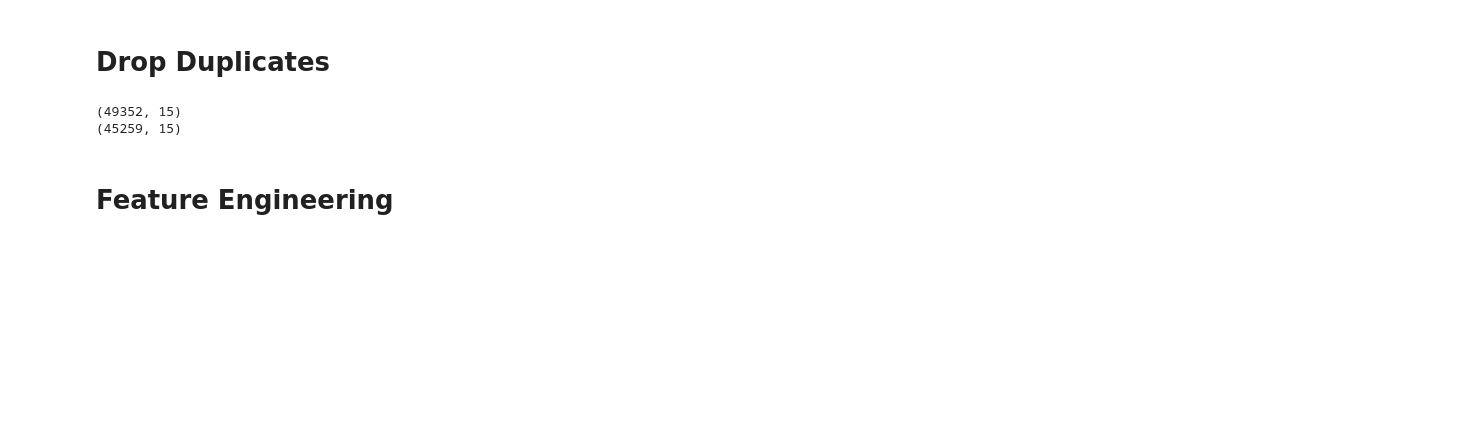
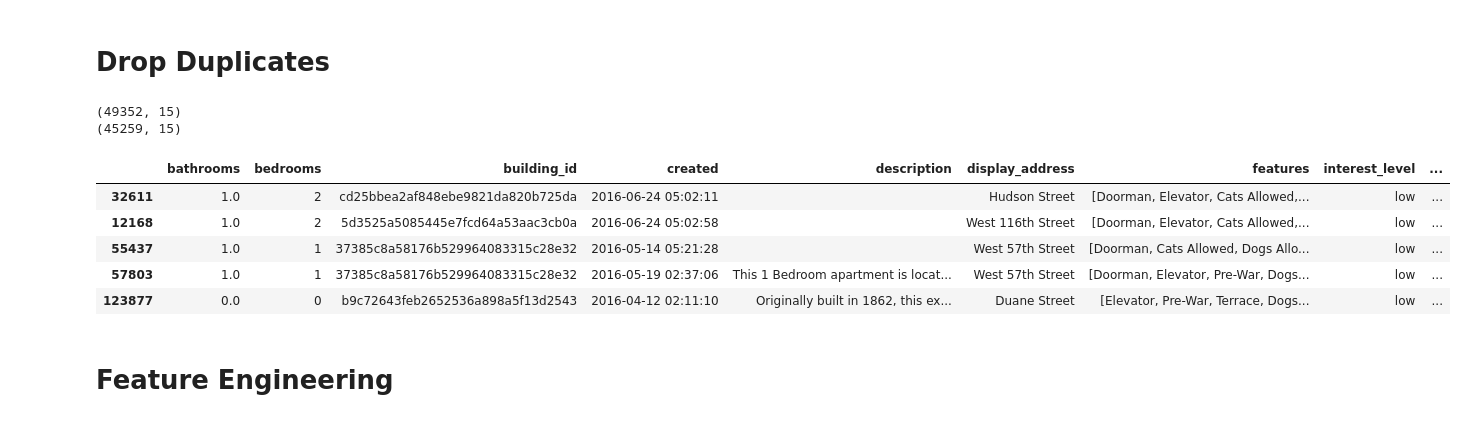
Before and after one commit to pateli18/kgl-renthop, a Jupyter notebook: Base Model.ipynb, the cells around one changed output. Cells and saved outputs as stored; diff of their text form; code cells hidden in the pictures; blank space fills up the shorter version.

```diff
--- a/Base Model.ipynb
+++ b/Base Model.ipynb
@@ -13,6 +18,17 @@ print(train_df_deduped.shape)
 # %% [output]
 (49352, 15)
 (45259, 15)
+# %%
+train_df_deduped = train_df_deduped[train_df_deduped['price'] > 50]
+# %%
+train_df_deduped.sort('price', ascending = False).head()
+# %% [output]
+|  | bathrooms | bedrooms | building_id | created | description | display_address | features | interest_level | ... |
+| 32611 | 1.0 | 2 | cd25bbea2af848ebe9821da820b725da | 2016-06-24 05:02:11 |  | Hudson Street | [Doorman, Elevator, Cats Allowed,... | low | ... |
+| 12168 | 1.0 | 2 | 5d3525a5085445e7fcd64a53aac3cb0a | 2016-06-24 05:02:58 |  | West 116th Street | [Doorman, Elevator, Cats Allowed,... | low | ... |
+| 55437 | 1.0 | 1 | 37385c8a58176b529964083315c28e32 | 2016-05-14 05:21:28 |  | West 57th Street | [Doorman, Cats Allowed, Dogs Allo... | low | ... |
+| 57803 | 1.0 | 1 | 37385c8a58176b529964083315c28e32 | 2016-05-19 02:37:06 | This 1 Bedroom apartment is locat... | West 57th Street | [Doorman, Elevator, Pre-War, Dogs... | low | ... |
+| 123877 | 0.0 | 0 | b9c72643feb2652536a898a5f13d2543 | 2016-04-12 02:11:10 | Originally built in 1862, this ex... | Duane Street | [Elevator, Pre-War, Terrace, Dogs... | low | ... |
 # %% [markdown]
 # Feature Engineering
 # %%
```
Also changed, not shown: parts of 9 cells of this notebook.
